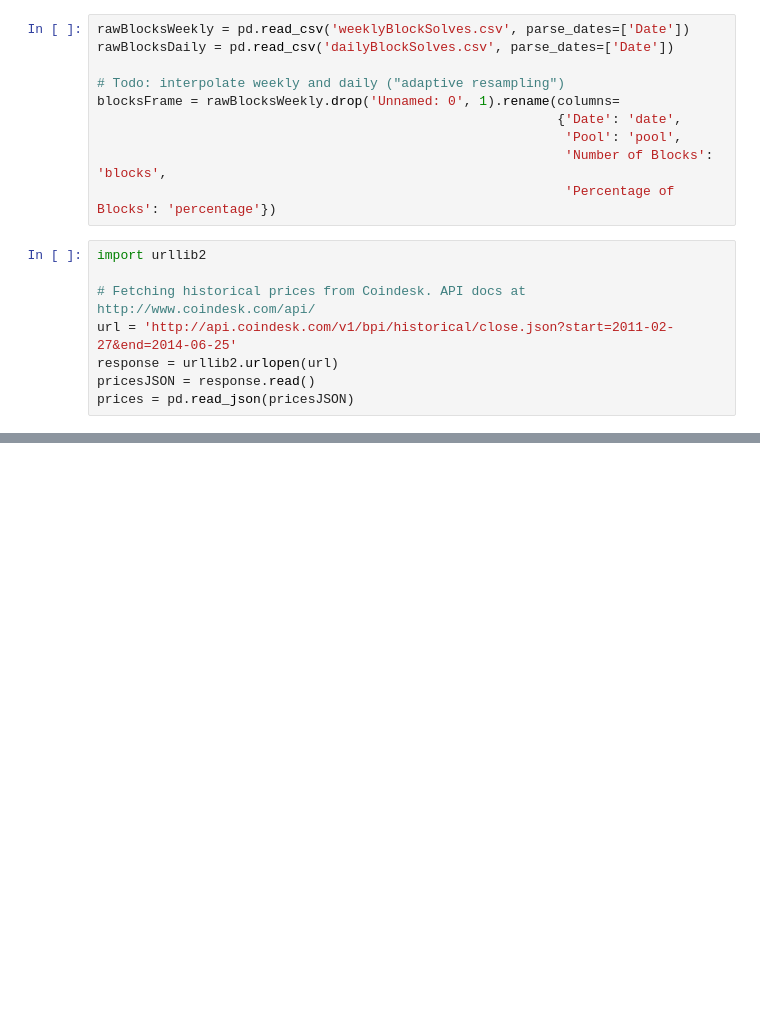
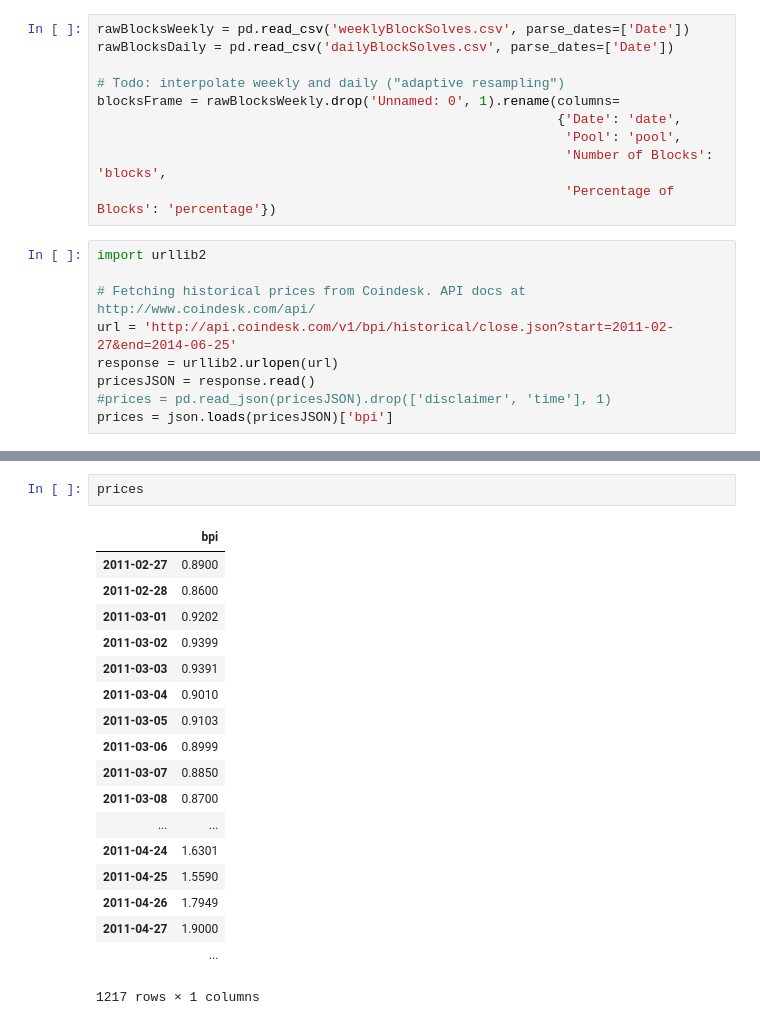
Before and after one commit to bizweekgraphics/bitcoinpools, a Jupyter notebook: rawdata/process-pool-data.ipynb, the cells around one changed output, grey strips where cells are left out. Saved outputs shown, nothing was run; the diff lists cells and outputs as text; blank space fills up the shorter version.

```diff
--- a/rawdata/process-pool-data.ipynb
+++ b/rawdata/process-pool-data.ipynb
@@ -25,7 +26,8 @@ import urllib2
 url = 'http://api.coindesk.com/v1/bpi/historical/close.json?start=2011-02-27&end=2014-06-25'
 response = urllib2.urlopen(url)
 pricesJSON = response.read()
-prices = pd.read_json(pricesJSON)
+#prices = pd.read_json(pricesJSON).drop(['disclaimer', 'time'], 1)
+prices = json.loads(pricesJSON)['bpi']
 # %%
 # Nest raw blocks
 pools = blocksFrame.groupby('pool').groups.keys()
@@ -106,0 +152,21 @@ with open('data.json', 'w') as outfile:
+# %%
+prices
+# %% [output]
+|  | bpi |
+| 2011-02-27 | 0.8900 |
+| 2011-02-28 | 0.8600 |
+| 2011-03-01 | 0.9202 |
+| 2011-03-02 | 0.9399 |
+| 2011-03-03 | 0.9391 |
+| 2011-03-04 | 0.9010 |
+| 2011-03-05 | 0.9103 |
+| 2011-03-06 | 0.8999 |
+| 2011-03-07 | 0.8850 |
+| 2011-03-08 | 0.8700 |
+| ... | ... |
+| 2011-04-24 | 1.6301 |
+| 2011-04-25 | 1.5590 |
+| 2011-04-26 | 1.7949 |
+| 2011-04-27 | 1.9000 |
+|  | ... |
+1217 rows × 1 columns
```
Also changed, not shown: parts of 6 cells of this notebook, 2 other files.
